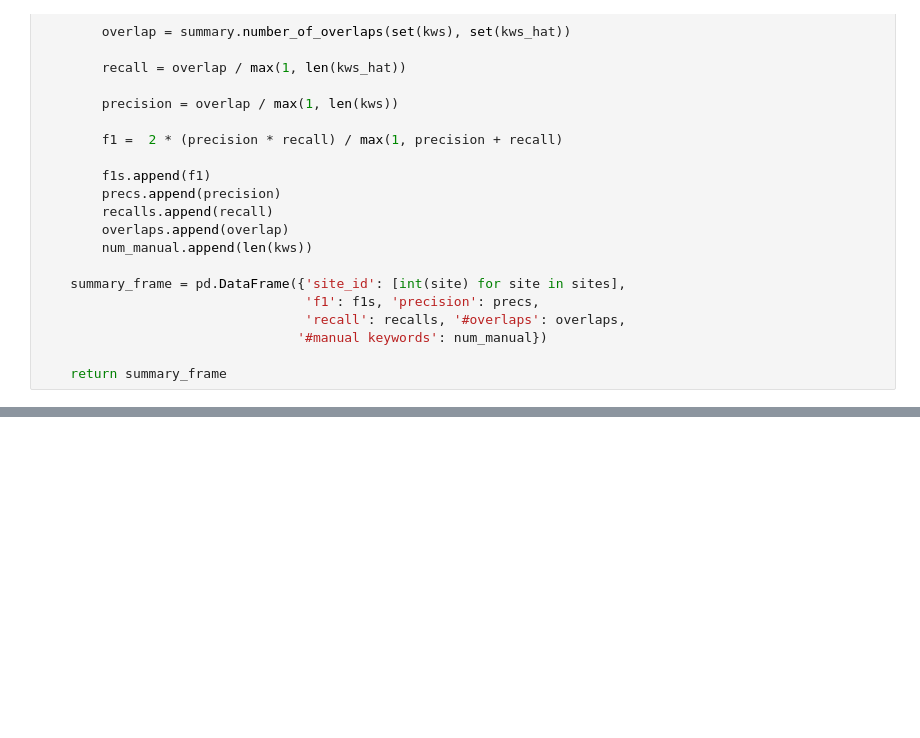
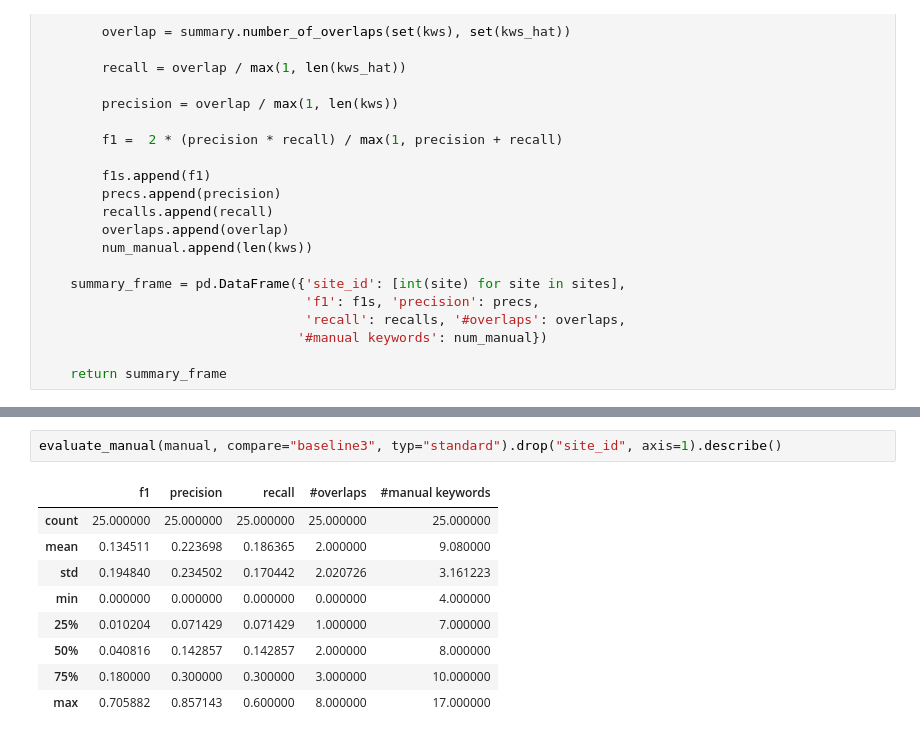
Before and after one commit to LukasEder1/CKE-Evaluation, a Jupyter notebook: CreateKeywordCollections.ipynb, the cells around one changed output, grey strips where cells are left out. Cells and saved outputs as stored; diff of their text form; blank space fills up the shorter version.

```diff
--- a/CreateKeywordCollections.ipynb
+++ b/CreateKeywordCollections.ipynb
@@ -464,0 +488,12 @@ manual_df.drop("site_id", axis=1).describe()
+# %%
+evaluate_manual(manual, compare="baseline3", typ="standard").drop("site_id", axis=1).describe()
+# %% [output]
+|  | f1 | precision | recall | #overlaps | #manual keywords |
+| count | 25.000000 | 25.000000 | 25.000000 | 25.000000 | 25.000000 |
+| mean | 0.134511 | 0.223698 | 0.186365 | 2.000000 | 9.080000 |
+| std | 0.194840 | 0.234502 | 0.170442 | 2.020726 | 3.161223 |
+| min | 0.000000 | 0.000000 | 0.000000 | 0.000000 | 4.000000 |
+| 25% | 0.010204 | 0.071429 | 0.071429 | 1.000000 | 7.000000 |
+| 50% | 0.040816 | 0.142857 | 0.142857 | 2.000000 | 8.000000 |
+| 75% | 0.180000 | 0.300000 | 0.300000 | 3.000000 | 10.000000 |
+| max | 0.705882 | 0.857143 | 0.600000 | 8.000000 | 17.000000 |
```
Also changed, not shown: parts of 4 cells of this notebook.
